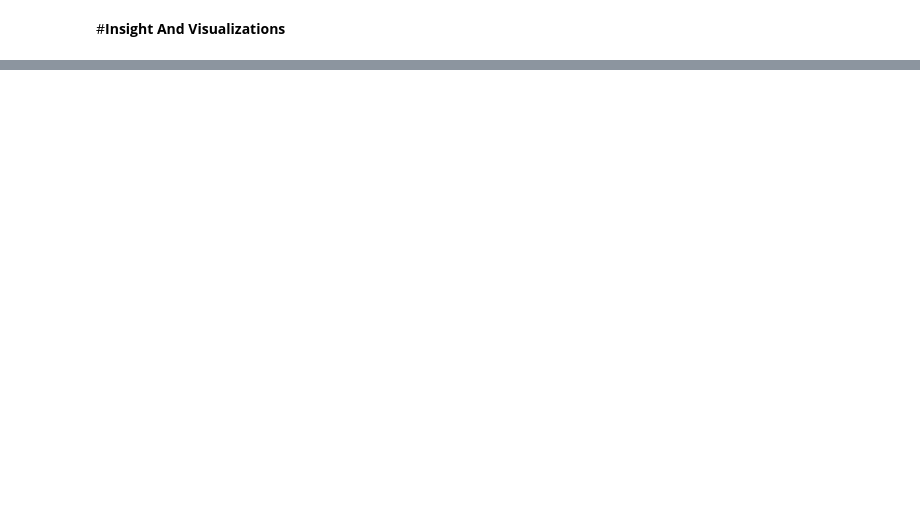
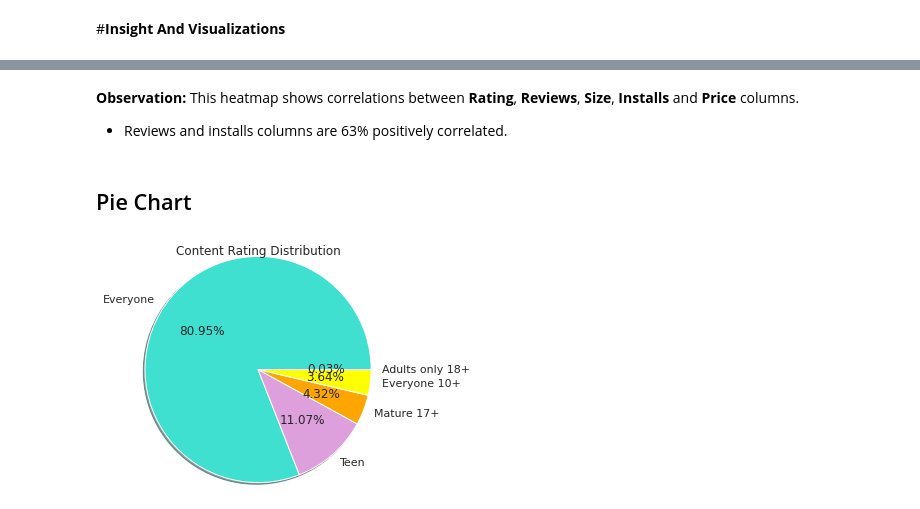
Before and after one commit to amit-kr-phe/Team-Capstone-Project-1-on-EDA, a Jupyter notebook: Individual_Notebook.ipynb, the cells around one changed output, grey strips where cells are left out. Saved outputs shown, nothing was run; the diff lists cells and outputs as text; code cells hidden in the pictures; blank space fills up the shorter version.

```diff
--- a/Individual_Notebook.ipynb
+++ b/Individual_Notebook.ipynb
@@ -410,0 +419,14 @@ combined_df.head(10)
+# %% [markdown]
+**Observation:** This heatmap shows correlations between **Rating**, **Reviews**, **Size**, **Installs** and **Price** columns.
+
+*   Reviews and installs columns are 63% positively correlated.
+# %% [markdown]
+## Pie Chart
+# %%
+group_name=df_1['Content Rating'].value_counts().index
+group_val=df_1['Content Rating'].value_counts().values
+# %%
+plt.pie(group_val[:5],labels=group_name[:5],autopct='%1.2f%%',shadow=True,colors=['turquoise','plum','orange','yellow','red'],radius=1.3);
+plt.title('Content Rating Distribution');
+# %% [output]
+[figure, added]
```
Also changed, not shown: parts of 6 cells of this notebook.
